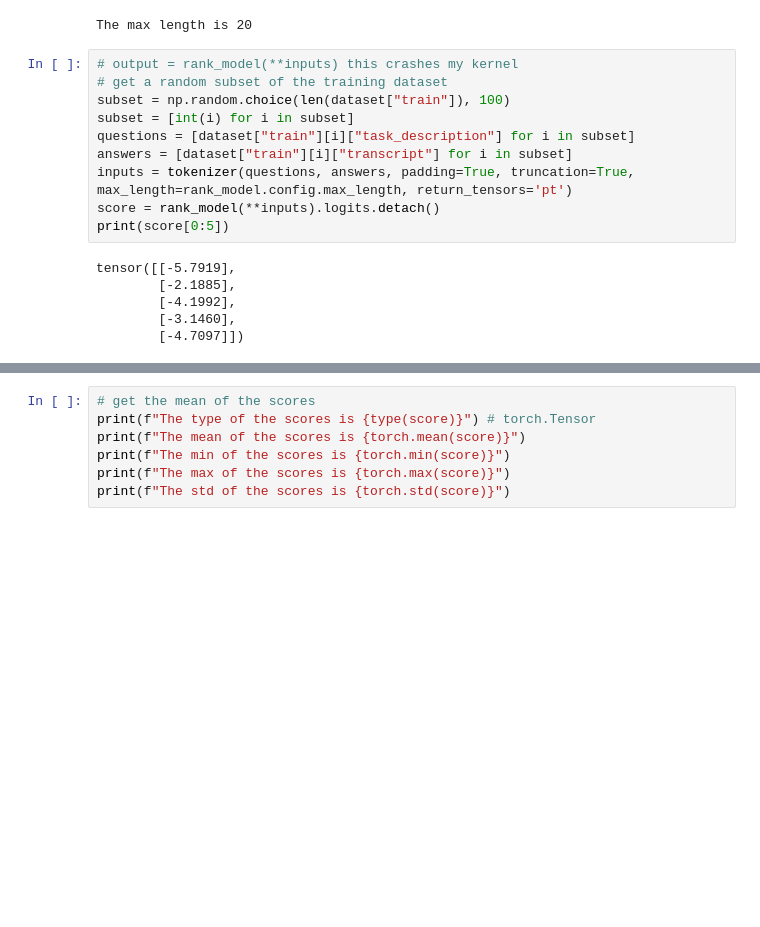
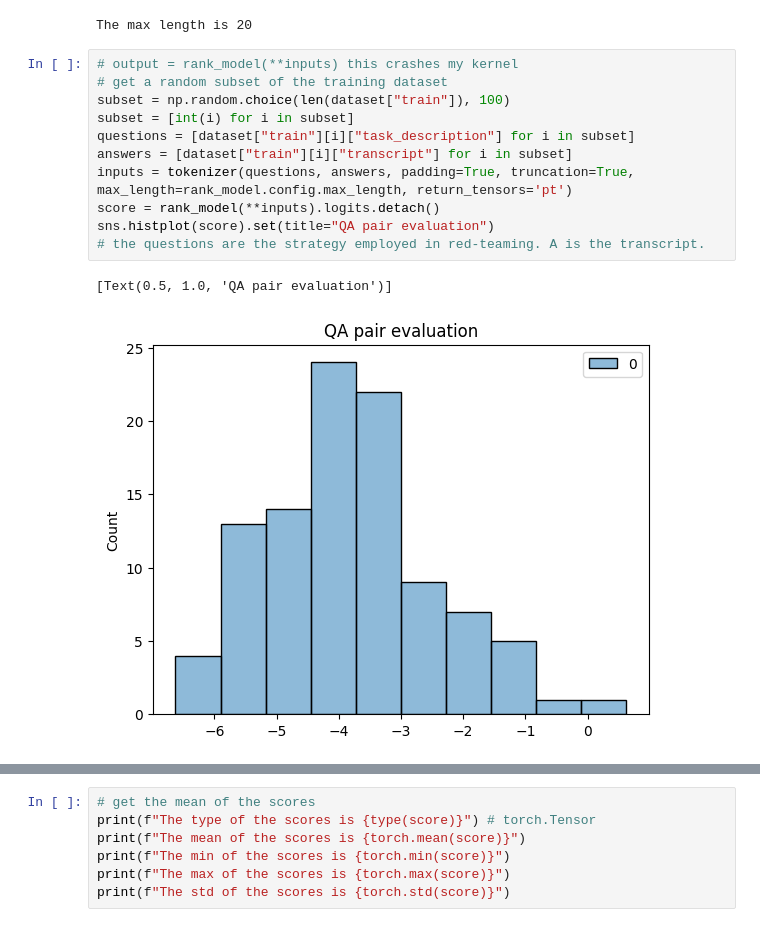
Before and after one commit to openfeedback/superhf, a Jupyter notebook: src/notebooks/peter-RM-exploration.ipynb, the cells around one changed output, grey strips where cells are left out. Cells and saved outputs as stored; diff of their text form; blank space fills up the shorter version.

Commit message:
Created some histograms of scores on data

```diff
--- a/src/notebooks/peter-RM-exploration.ipynb
+++ b/src/notebooks/peter-RM-exploration.ipynb
@@ -164,16 +165,14 @@ The max length is 20
 # %%
 # output = rank_model(**inputs) this crashes my kernel
 # get a random subset of the training dataset
 subset = np.random.choice(len(dataset["train"]), 100)
 subset = [int(i) for i in subset]
 questions = [dataset["train"][i]["task_description"] for i in subset]
 answers = [dataset["train"][i]["transcript"] for i in subset]
 inputs = tokenizer(questions, answers, padding=True, truncation=True, max_length=rank_model.config.max_length, return_tensors='pt')
 score = rank_model(**inputs).logits.detach()
-print(score[0:5])
+sns.histplot(score).set(title="QA pair evaluation")
+# the questions are the strategy employed in red-teaming. A is the transcript.
 # %% [output]
-tensor([[-5.7919],
-        [-2.1885],
-        [-4.1992],
-        [-3.1460],
-        [-4.7097]])
+[Text(0.5, 1.0, 'QA pair evaluation')]
+[figure, added]
```
Also changed, not shown: parts of 2 cells of this notebook.
